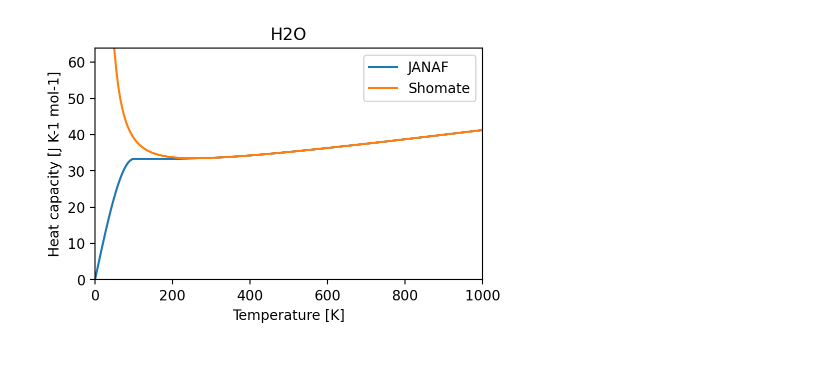
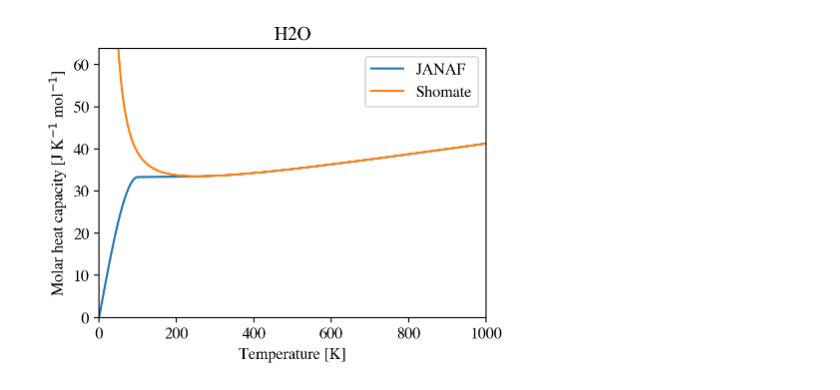
Before and after one commit to nichollsh/ThermoTools, a Jupyter notebook: cp_shomate_vs_janaf.ipynb, the cells around one changed output. Cells and saved outputs as stored; diff of their text form; code cells hidden in the pictures; blank space fills up the shorter version.

Commit message:
Plotting

```diff
--- a/cp_shomate_vs_janaf.ipynb
+++ b/cp_shomate_vs_janaf.ipynb
@@ -52,22 +51,22 @@ def shomate(t:float, gas:str):
 # %%
 plt.close("all")
 
-fig,ax = plt.subplots(1,1, figsize=(5,3))
+fig,ax = plt.subplots(1,1, figsize=(5,3.5))
 
 sho_c = [shomate(t, g) for t in jan_t]
 
 ax.plot(jan_t, jan_c, label="JANAF")
 ax.plot(jan_t, sho_c, label="Shomate")
 
 ax.set_ylim(0, np.amax(jan_c)*1.1)
 ax.set_xlim(0, 1000)
 
-ax.set_ylabel("Heat capacity [J K-1 mol-1]")
+ax.set_ylabel(r"Molar heat capacity [J K$^{-1}$ mol$^{-1}$]")
 ax.set_xlabel("Temperature [K]")
 
 ax.legend()
 ax.set_title(g)
 
 plt.show()
 # %% [output]
-[figure, old version]
+[figure, new version]
```
Also changed, not shown: parts of 2 cells of this notebook, 10 other files.
